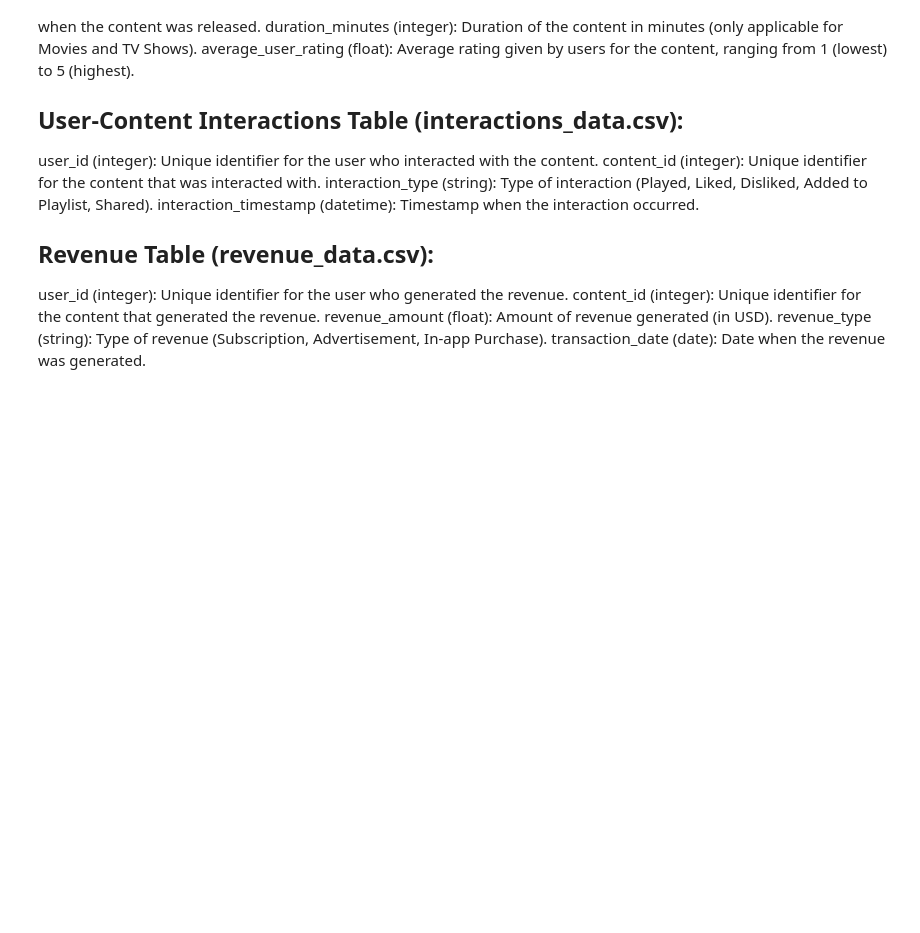
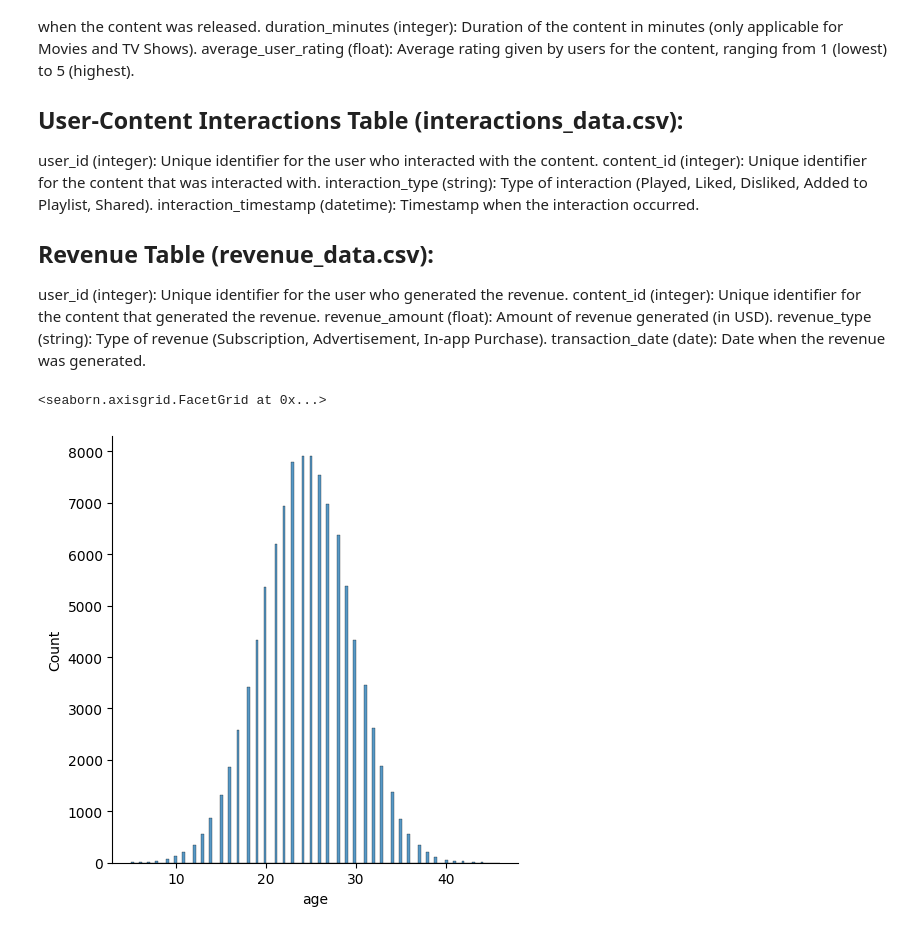
Before and after one commit to SSSpock/skillspire, a Jupyter notebook: casestudy_2ipynb.ipynb, the cells around one changed output. Drawn from its saved outputs; the diff is of its cells as text; code cells hidden in the pictures; blank space fills up the shorter version.

```diff
--- a/casestudy_2ipynb.ipynb
+++ b/casestudy_2ipynb.ipynb
@@ -261 +300,8 @@ transaction_date (date): Date when the revenue was generated.
+# %%
+import seaborn as sns
+
+sns.displot(users_df['age'])
+# %% [output]
+<seaborn.axisgrid.FacetGrid at 0x...>
+[figure, added]
 # %%
```
Also changed, not shown: parts of 10 cells of this notebook.
